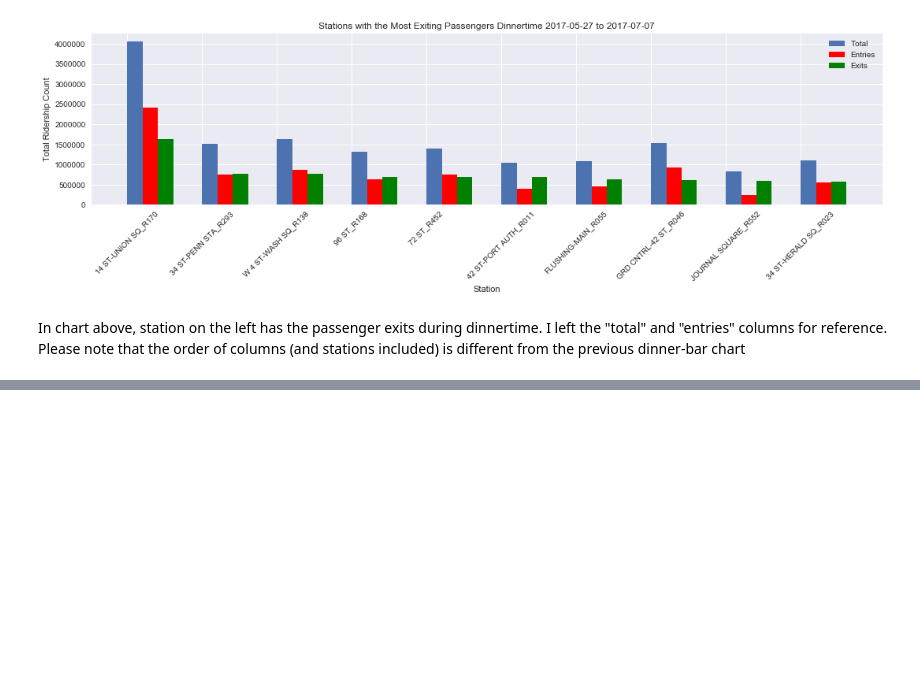
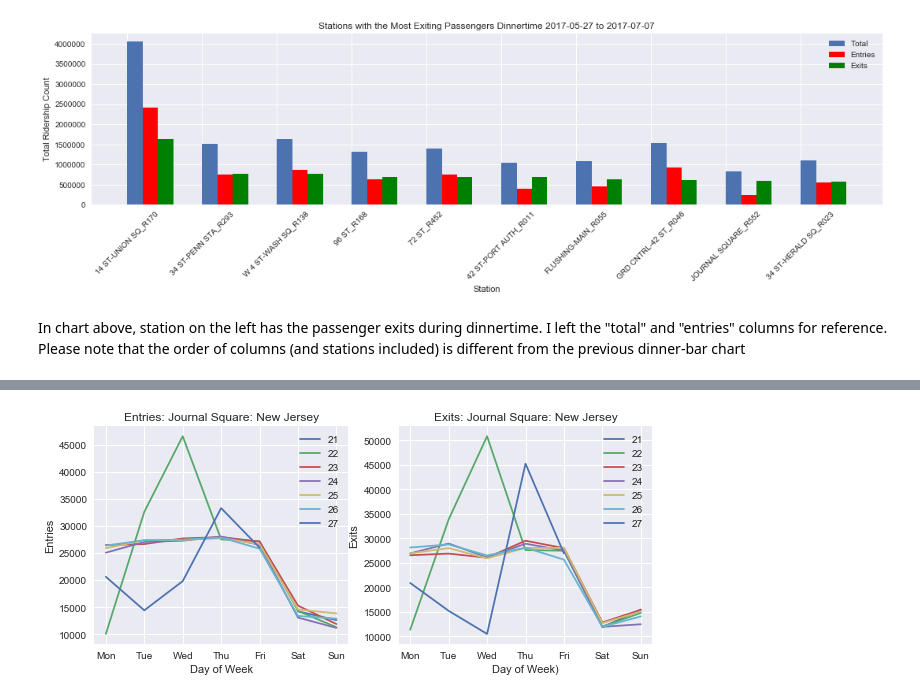
Before and after one commit to everling-prime/benson, a Jupyter notebook: mta_challenges_pandas_mvl.ipynb, the cells around one changed output, grey strips where cells are left out. Saved outputs shown, nothing was run; the diff lists cells and outputs as text; code cells hidden in the pictures; blank space fills up the shorter version.

```diff
--- a/mta_challenges_pandas_mvl.ipynb
+++ b/mta_challenges_pandas_mvl.ipynb
@@ -645,0 +682,7 @@ In chart above, station on the left has the passenger exits during dinnertime. I
+# %%
+# Really?! Journal Square, New Jersey. That seems odd.
+top_station_rows = (station_daily['unit'] == 'R552') & (station_daily['station'] == 'JOURNAL SQUARE')
+top_station = station_daily.loc[(top_station_rows)]
+make_rainbow_plot(top_station,'Journal Square: New Jersey')
+# %% [output]
+[figure, added]
```
Also changed, not shown: parts of 9 cells of this notebook.
